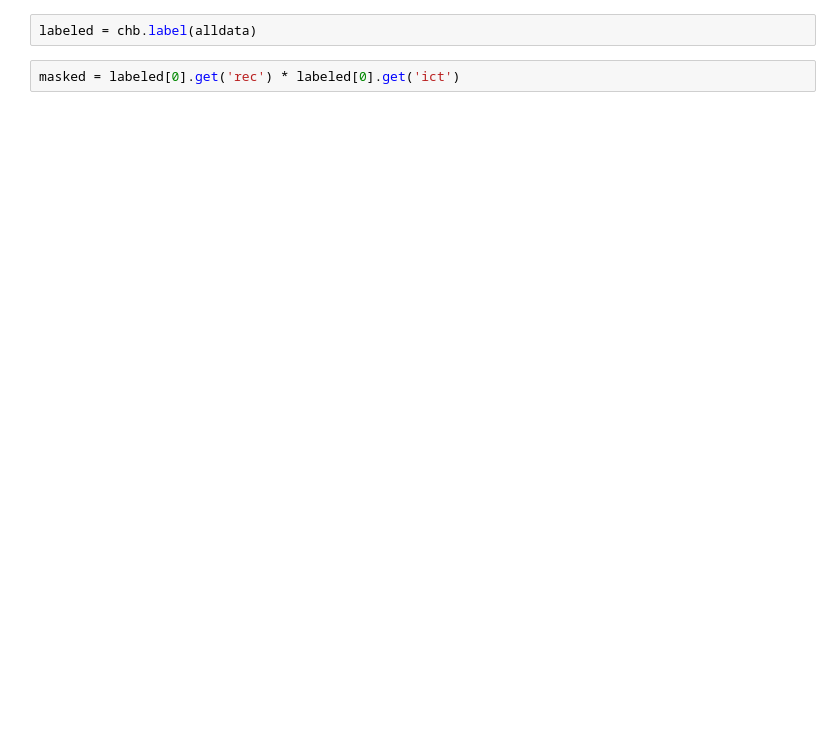
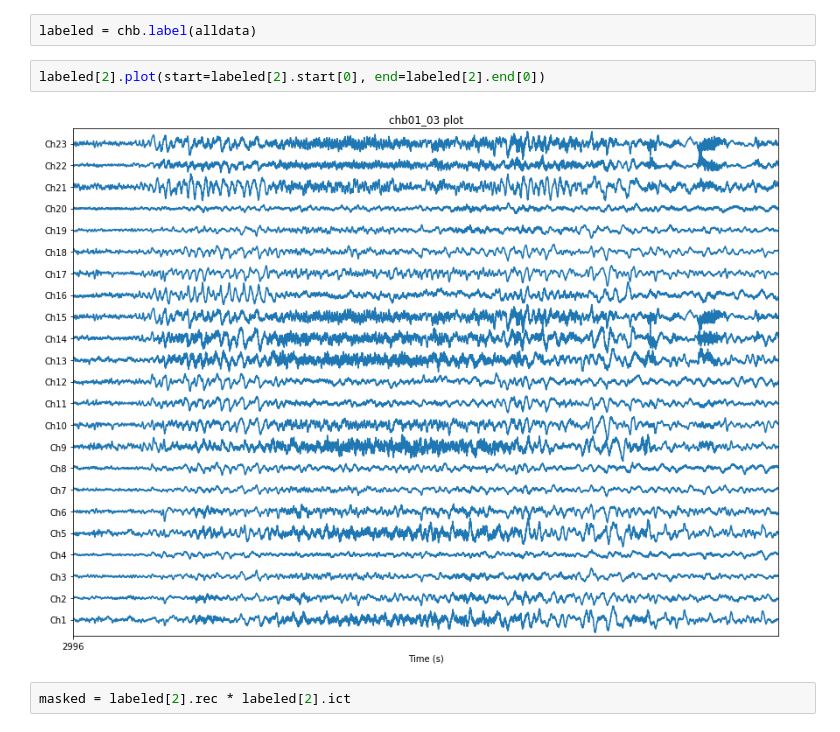
Before and after one commit to acellon/thesis, a Jupyter notebook: testdev.ipynb, the cells around one changed output. Drawn from its saved outputs; the diff is of its cells as text; blank space fills up the shorter version.

```diff
--- a/testdev.ipynb
+++ b/testdev.ipynb
@@ -25,7 +22,11 @@ for i in range(alldata[0].get('rec').shape[0]):
 # %%
 labeled = chb.label(alldata)
+# %%
+labeled[2].plot(start=labeled[2].start[0], end=labeled[2].end[0])
+# %% [output]
+[figure, added]
 # %%
-masked = labeled[0].get('rec') * labeled[0].get('ict')
+masked = labeled[2].rec * labeled[2].ict
 # %%
 for i in range(masked.shape[0]):
     plt.plot(masked[i,:])
```
Also changed, not shown: parts of 12 cells of this notebook, 1 other file.
